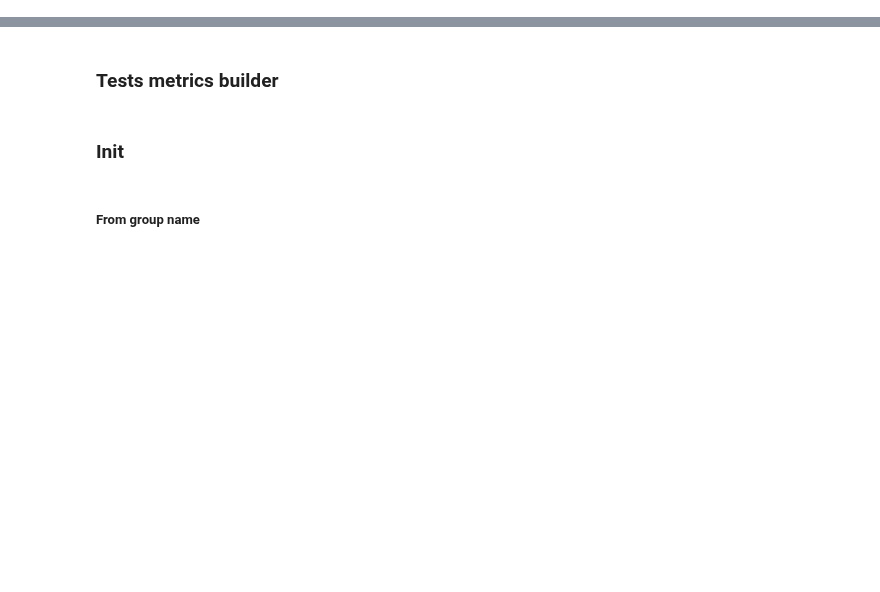
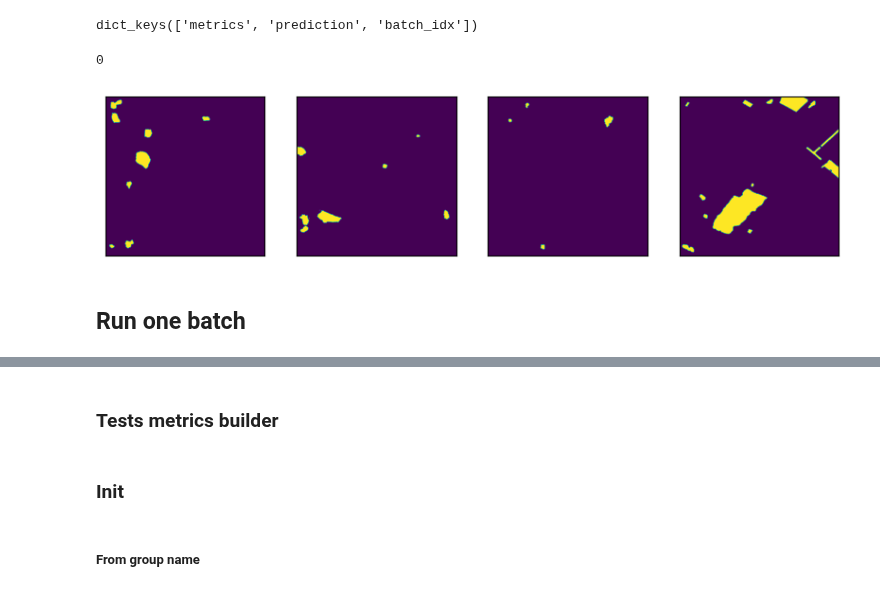
Before and after one commit to brustt/stylo_magique_intership_ign, a Jupyter notebook: notebooks/segment_any_change/evaluation.ipynb, the cells around one changed output, grey strips where cells are left out. Cells and saved outputs as stored; diff of their text form; code cells hidden in the pictures; blank space fills up the shorter version.

```diff
--- a/notebooks/segment_any_change/evaluation.ipynb
+++ b/notebooks/segment_any_change/evaluation.ipynb
@@ -48,3 +56,38 @@ sam_params = {
+# %%
+model_type="vit_b"
+dir_name = f"predictions-{model_type}"
+predictions_path = make_path(dir_name, project_path, "lightning_logs")
+
+predictions = torch.load(os.path.join(predictions_path, 'predictions.pt'))
+# %%
+id_batch = 0
+
+imgs = torch.sum(predictions[id_batch]["prediction"]["masks"], axis=1)
+imgs = torchvision.utils.make_grid(imgs)
+# %%
+predictions[id_batch].keys()
+# %% [output]
+dict_keys(['metrics', 'prediction', 'batch_idx'])
+# %%
+predictions[id_batch]["batch_idx"]
+# %% [output]
+0
+# %%
+def show(imgs):
+    if not isinstance(imgs, list) and not imgs.ndim > 2:
+        imgs = [imgs]
+    fig, axs = plt.subplots(ncols=len(imgs), squeeze=False, figsize=(10, 10))
+    for i, img in enumerate(imgs):
+        img = img.to(torch.float).detach()
+        img = torchvision.transforms.functional.to_pil_image(img)
+        axs[0, i].imshow(np.asarray(img))
+        axs[0, i].set(xticklabels=[], yticklabels=[], xticks=[], yticks=[])
+# %%
+show(imgs)
+# %% [output]
+[figure, added]
+# %% [markdown]
+## Run one batch
 # %%
 logger.info("==== start ====")
 
```
Also changed, not shown: parts of 18 cells of this notebook, 13 other files.
